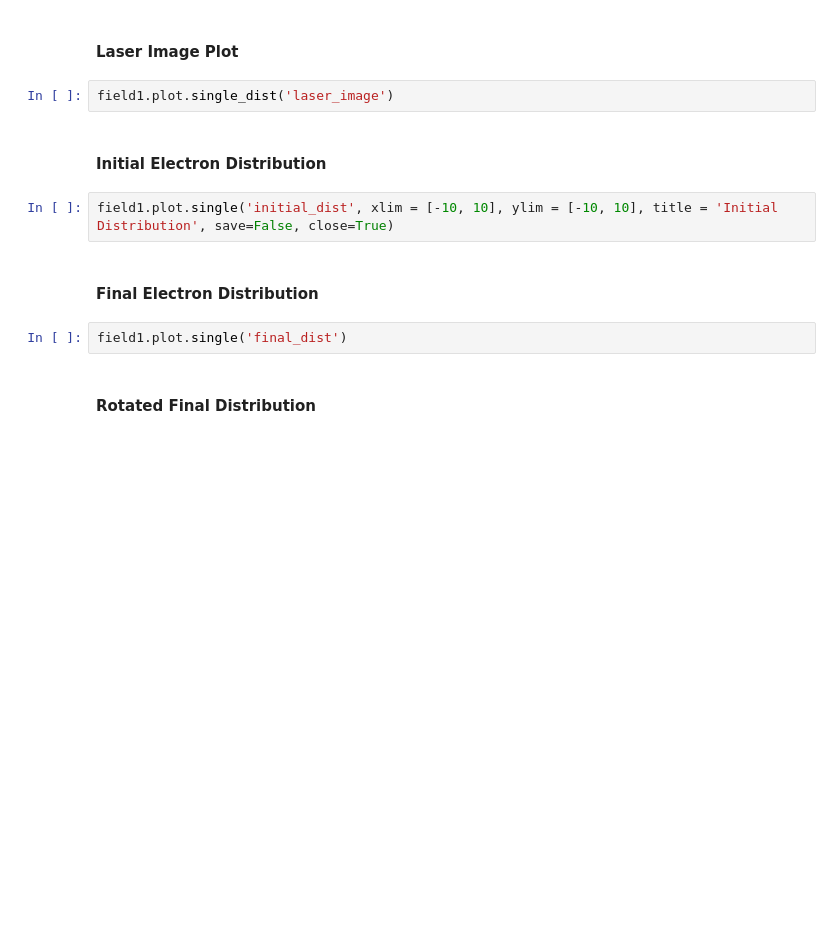
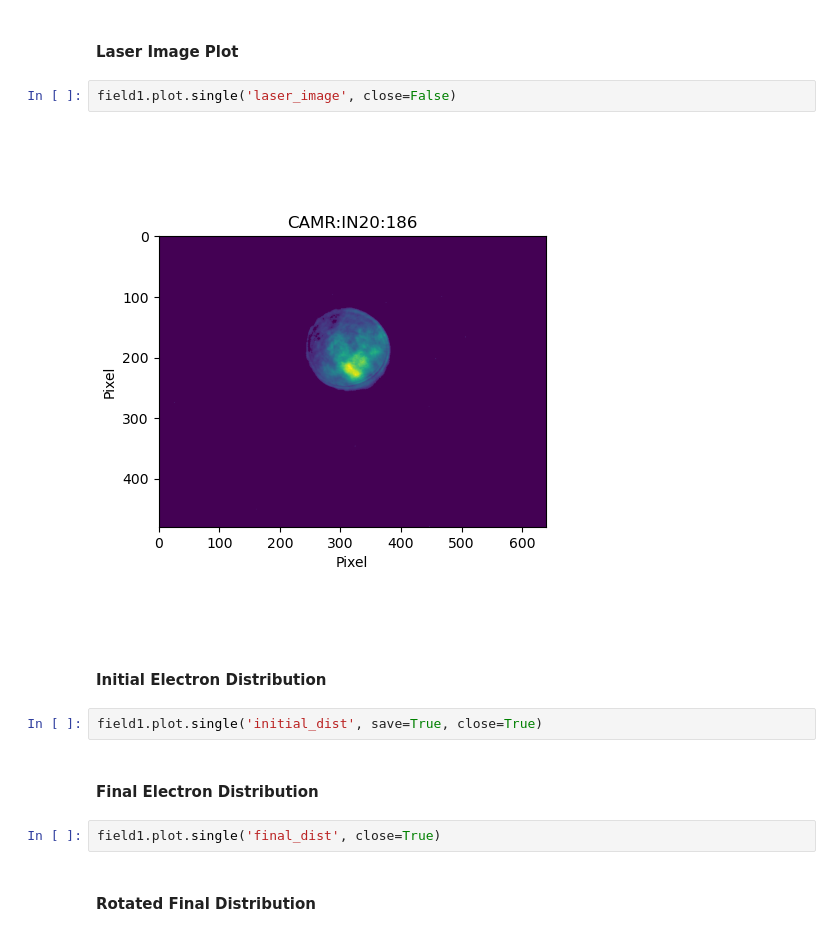
Before and after one commit to slaclab/xta, a Jupyter notebook: examples/single_run_example.ipynb, the cells around one changed output. Drawn from its saved outputs; the diff is of its cells as text; blank space fills up the shorter version.

```diff
--- a/examples/single_run_example.ipynb
+++ b/examples/single_run_example.ipynb
@@ -72,15 +70,17 @@ field1.archive(f'B={field1.astra.input["solenoid"]["maxb(1)"]}')
 # %% [markdown]
 #### Laser Image Plot
 # %%
-field1.plot.single_dist('laser_image')
+field1.plot.single('laser_image', close=False)
+# %% [output]
+[figure, added]
 # %% [markdown]
 #### Initial Electron Distribution
 # %%
-field1.plot.single('initial_dist', xlim = [-10, 10], ylim = [-10, 10], title = 'Initial Distribution', save=False, close=True)
+field1.plot.single('initial_dist', save=True, close=True)
 # %% [markdown]
 #### Final Electron Distribution
 # %%
-field1.plot.single('final_dist')
+field1.plot.single('final_dist', close=True)
 # %% [markdown]
 #### Rotated Final Distribution
 # %%
```
Also changed, not shown: parts of 5 cells of this notebook, 6 other files.
